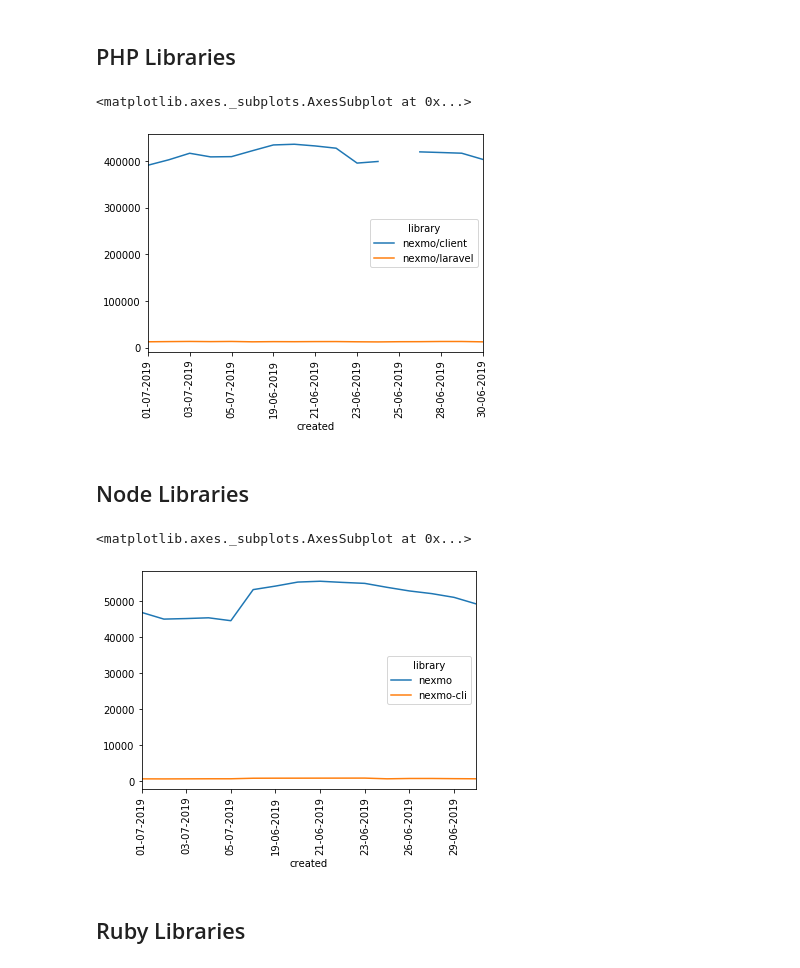
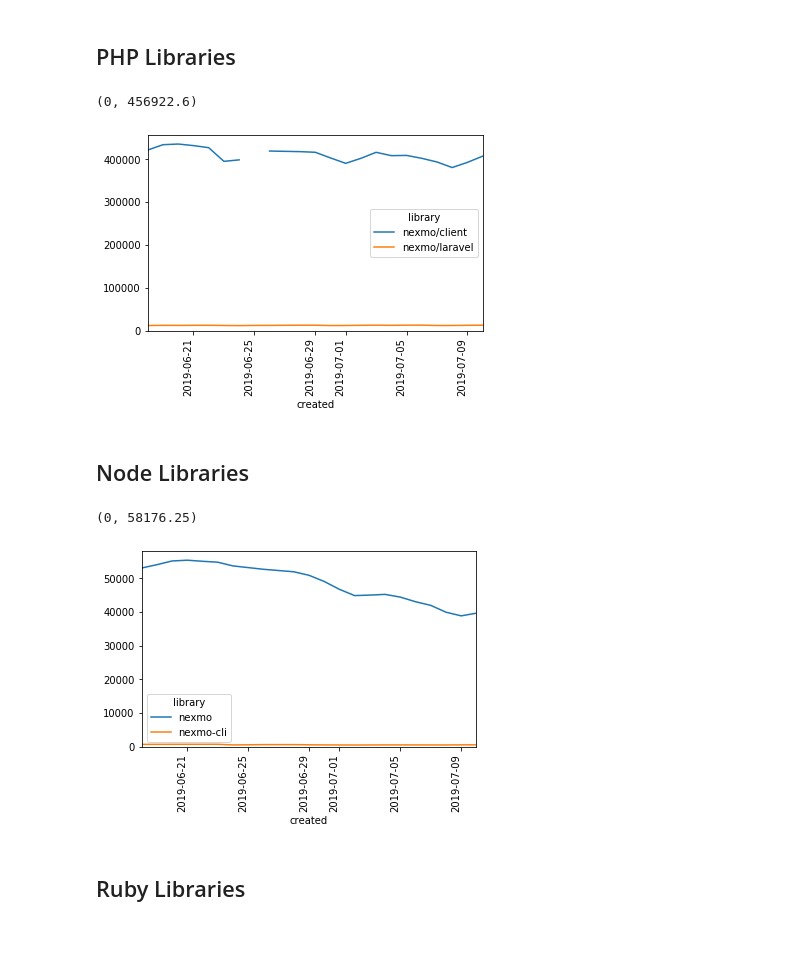
Before and after one commit to Nexmo/devrel-stats-notebooks, a Jupyter notebook: package_manager_stats.ipynb, the cells around one changed output. Saved outputs shown, nothing was run; the diff lists cells and outputs as text; code cells hidden in the pictures; blank space fills up the shorter version.

```diff
--- a/package_manager_stats.ipynb
+++ b/package_manager_stats.ipynb
@@ -8,6 +8,10 @@ Charts for: [NodeJS](#Node-Libraries) - [PHP](#PHP-Libraries) - [Python](#Python
 import matplotlib.pyplot as plt
 import pandas as pd
 package_stats = pd.read_json('https://nexmo-devrel-stats.herokuapp.com/stats')
+package_stats.tail()
+package_stats['created'] = pd.to_datetime(package_stats['created'], dayfirst="true")
+#package_stats.info()
+#package_stats.tail()
 # %% [markdown]
 ## PHP Libraries
 # %%
@@ -16,9 +20,10 @@ php_packages = package_stats[is_php]
 # %%
 df = php_packages.pivot(index="created", columns="library", values="month_total")
 df.plot(rot=90)
+plt.ylim(ymin=0)
 # %% [output]
-<matplotlib.axes._subplots.AxesSubplot at 0x...>
+(0, 456922.6)
-[figure, old version]
+[figure, new version]
 # %% [markdown]
 ## Node Libraries
 # %%
@@ -27,9 +32,10 @@ node_packages = package_stats[is_node]
 # %%
 df = node_packages.pivot(index="created", columns="library", values="month_total")
 df.plot(rot=90)
+plt.ylim(ymin=0)
 # %% [output]
-<matplotlib.axes._subplots.AxesSubplot at 0x...>
+(0, 58176.25)
-[figure, old version]
+[figure, new version]
 # %% [markdown]
 ## Ruby Libraries
 # %%
```
Also changed, not shown: parts of 2 cells of this notebook.
